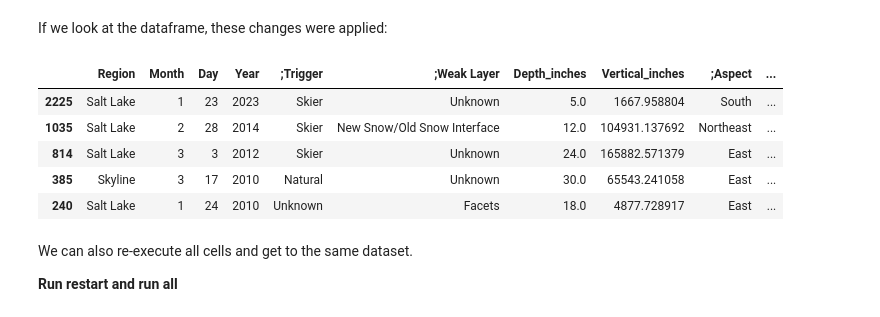
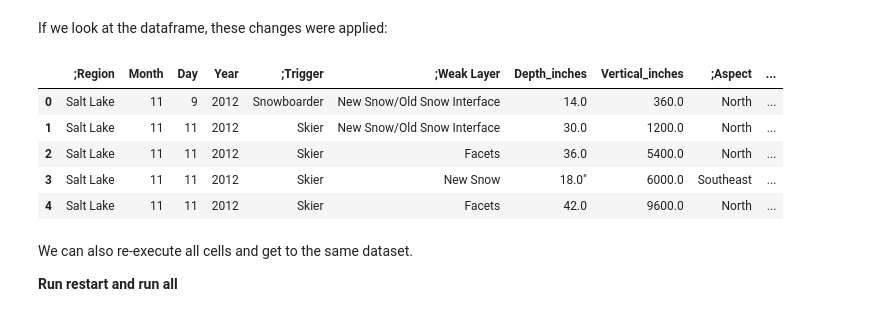
Before and after one commit to visdesignlab/persist_examples, a Jupyter notebook: EuroVis Demo.ipynb, the cells around one changed output. Saved outputs shown, nothing was run; the diff lists cells and outputs as text; code cells hidden in the pictures.

```diff
--- a/EuroVis Demo.ipynb
+++ b/EuroVis Demo.ipynb
@@ -42,14 +42,14 @@ PersistWidget(data_values=[{'__id_column': '1', ';Region': 'Salt Lake', 'Month':
 # %% [markdown]
 If we look at the dataframe, these changes were applied:
 # %%
-avalanches_1.head()
+avalanches.head()
 # %% [output]
-|  | Region | Month | Day | Year | ;Trigger | ;Weak Layer | Depth_inches | Vertical_inches | ;Aspect | ... |
-| 2225 | Salt Lake | 1 | 23 | 2023 | Skier | Unknown | 5.0 | 1667.958804 | South | ... |
-| 1035 | Salt Lake | 2 | 28 | 2014 | Skier | New Snow/Old Snow Interface | 12.0 | 104931.137692 | Northeast | ... |
-| 814 | Salt Lake | 3 | 3 | 2012 | Skier | Unknown | 24.0 | 165882.571379 | East | ... |
-| 385 | Skyline | 3 | 17 | 2010 | Natural | Unknown | 30.0 | 65543.241058 | East | ... |
-| 240 | Salt Lake | 1 | 24 | 2010 | Unknown | Facets | 18.0 | 4877.728917 | East | ... |
+|  | ;Region | Month | Day | Year | ;Trigger | ;Weak Layer | Depth_inches | Vertical_inches | ;Aspect | ... |
+| 0 | Salt Lake | 11 | 9 | 2012 | Snowboarder | New Snow/Old Snow Interface | 14.0 | 360.0 | North | ... |
+| 1 | Salt Lake | 11 | 11 | 2012 | Skier | New Snow/Old Snow Interface | 30.0 | 1200.0 | North | ... |
+| 2 | Salt Lake | 11 | 11 | 2012 | Skier | Facets | 36.0 | 5400.0 | North | ... |
+| 3 | Salt Lake | 11 | 11 | 2012 | Skier | New Snow | 18.0" | 6000.0 | Southeast | ... |
+| 4 | Salt Lake | 11 | 11 | 2012 | Skier | Facets | 42.0 | 9600.0 | North | ... |
 # %% [markdown]
 We can also re-execute all cells and get to the same dataset.
 
```
Also changed, not shown: parts of 8 cells of this notebook.
